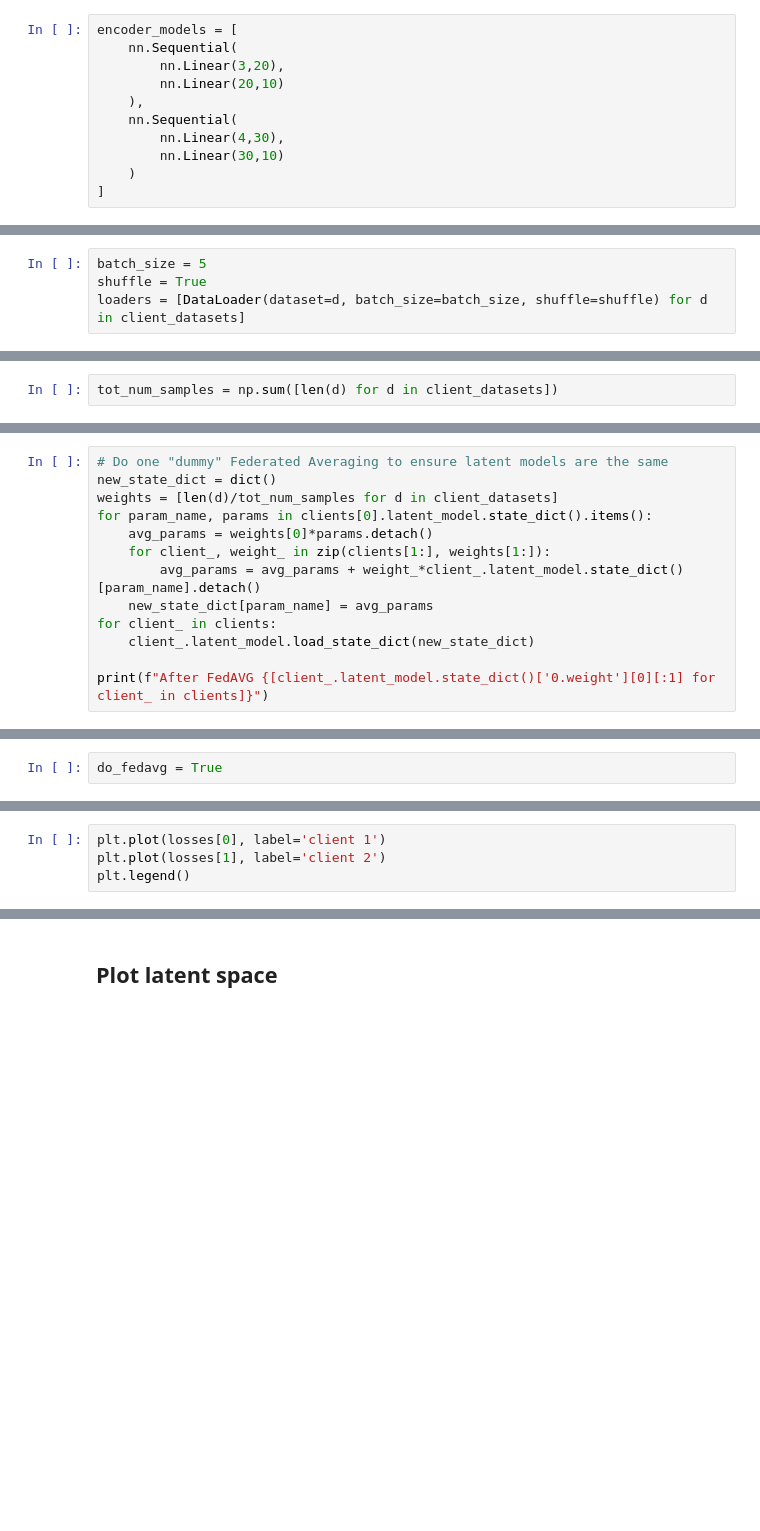
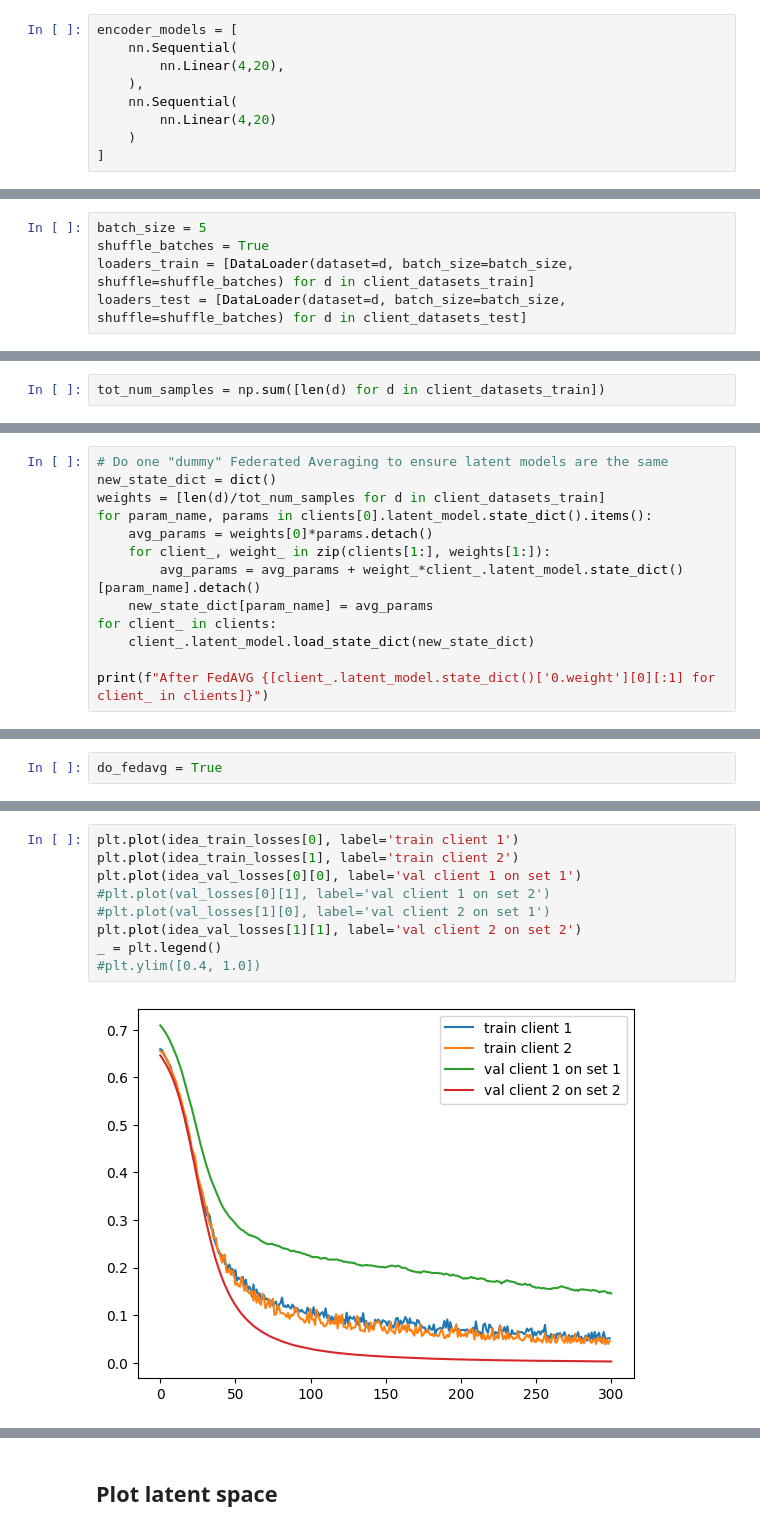
Before and after one commit to sharkovsky/SplitNN-Bias-MasterThesis, a Jupyter notebook: Generating_data-skeleton.ipynb, the cells around one changed output, grey strips where cells are left out. Saved outputs shown, nothing was run; the diff lists cells and outputs as text; blank space fills up the shorter version.

```diff
--- a/Generating_data-skeleton.ipynb
+++ b/Generating_data-skeleton.ipynb
@@ -191,12 +309,10 @@ class Client(nn.Module):
 # %%
 encoder_models = [
     nn.Sequential(
-        nn.Linear(3,20),
-        nn.Linear(20,10)
+        nn.Linear(4,20),
     ),
     nn.Sequential(
-        nn.Linear(4,30),
-        nn.Linear(30,10)
+        nn.Linear(4,20)
     )
 ]
 # %%
@@ -205,11 +321,12 @@ clients = [Client(encoder_model=e) for e in encoder_models]
 ## DataLoaders
 # %%
 batch_size = 5
-shuffle = True
-loaders = [DataLoader(dataset=d, batch_size=batch_size, shuffle=shuffle) for d in client_datasets]
+shuffle_batches = True
+loaders_train = [DataLoader(dataset=d, batch_size=batch_size, shuffle=shuffle_batches) for d in client_datasets_train]
+loaders_test = [DataLoader(dataset=d, batch_size=batch_size, shuffle=shuffle_batches) for d in client_datasets_test]
 # %% [markdown]
 ## Training loop
 # %%
-tot_num_samples = np.sum([len(d) for d in client_datasets])
+tot_num_samples = np.sum([len(d) for d in client_datasets_train])
 # %%
 loss_fn = nn.BCEWithLogitsLoss()
@@ -221,7 +333,7 @@ loss_fn(
 # %%
 # Do one "dummy" Federated Averaging to ensure latent models are the same
 new_state_dict = dict()
-weights = [len(d)/tot_num_samples for d in client_datasets]
+weights = [len(d)/tot_num_samples for d in client_datasets_train]
 for param_name, params in clients[0].latent_model.state_dict().items():
     avg_params = weights[0]*params.detach()
     for client_, weight_ in zip(clients[1:], weights[1:]):
@@ -282,4 +473,11 @@ for round_ in range(1,num_rounds+1):
 # %%
-plt.plot(losses[0], label='client 1')
-plt.plot(losses[1], label='client 2')
-plt.legend()
+plt.plot(idea_train_losses[0], label='train client 1')
+plt.plot(idea_train_losses[1], label='train client 2')
+plt.plot(idea_val_losses[0][0], label='val client 1 on set 1')
+#plt.plot(val_losses[0][1], label='val client 1 on set 2')
+#plt.plot(val_losses[1][0], label='val client 2 on set 1')
+plt.plot(idea_val_losses[1][1], label='val client 2 on set 2')
+_ = plt.legend()
+#plt.ylim([0.4, 1.0])
+# %% [output]
+[figure, added]
```
Also changed, not shown: parts of 55 cells of this notebook.
